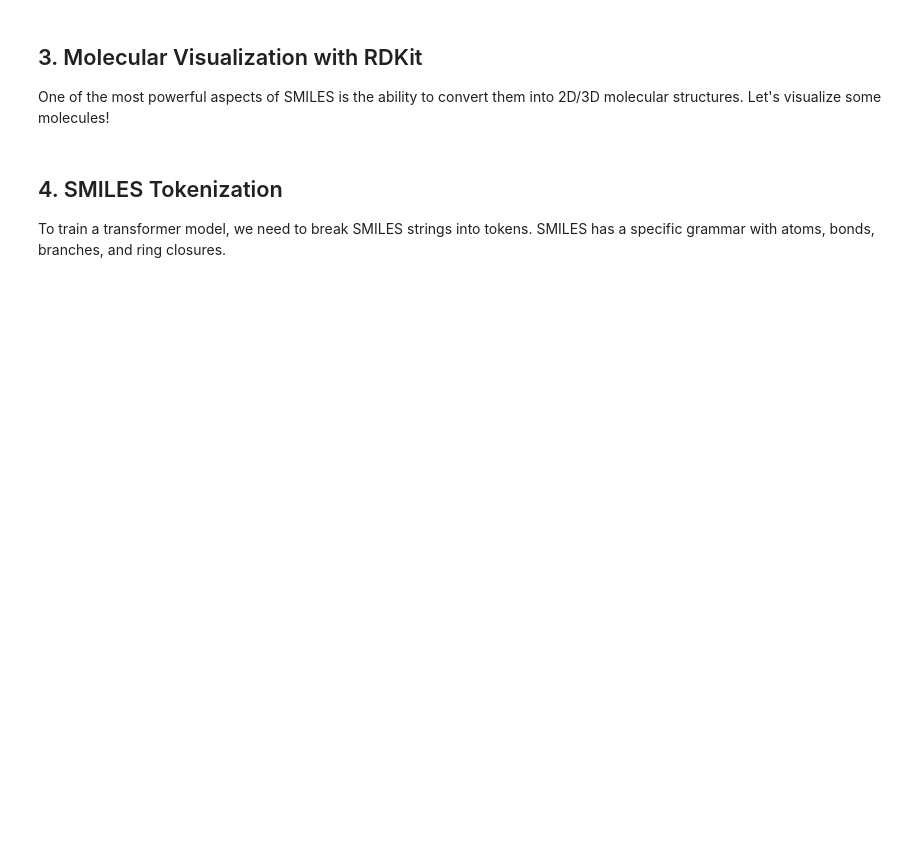
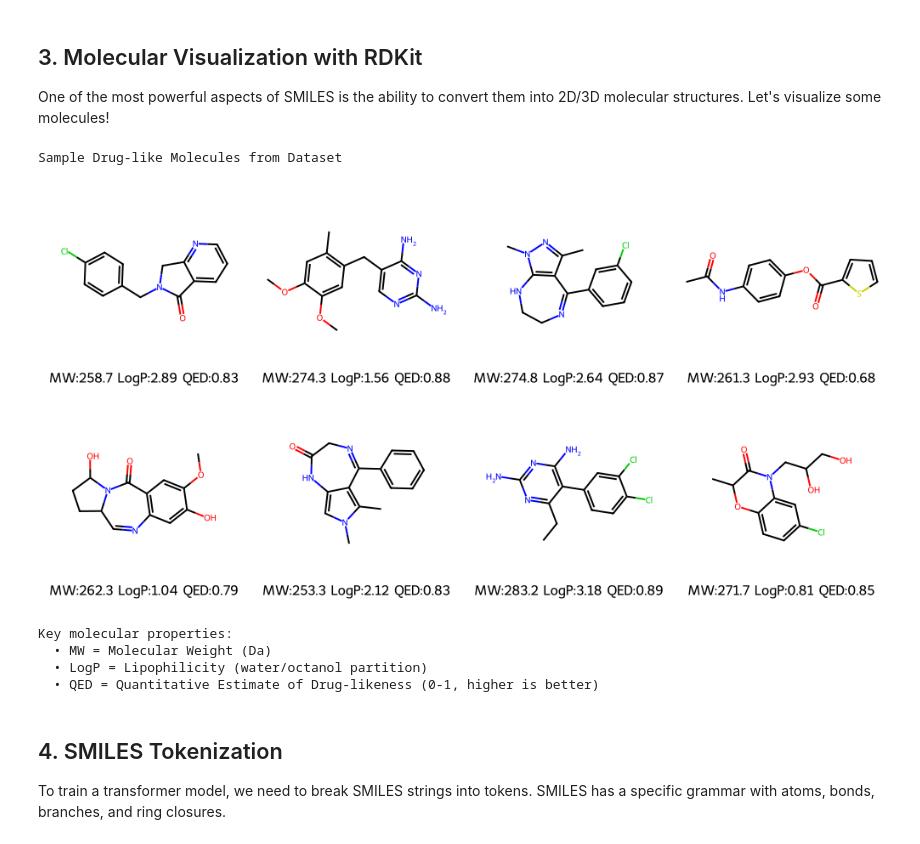
Before and after one commit to matt-ebrahim/CSYE7374, a Jupyter notebook: intro-drug-discovery/smiles_transformer_generation.ipynb, the cells around one changed output. Cells and saved outputs as stored; diff of their text form; code cells hidden in the pictures; blank space fills up the shorter version.

```diff
--- a/intro-drug-discovery/smiles_transformer_generation.ipynb
+++ b/intro-drug-discovery/smiles_transformer_generation.ipynb
@@ -198,36 +242,43 @@ One of the most powerful aspects of SMILES is the ability to convert them into 2
 def visualize_molecules(smiles_list, n_mols=8, mols_per_row=4):
     """Convert SMILES to 2D molecular structures and display them."""
     selected = random.sample(smiles_list, min(n_mols, len(smiles_list)))
     mols = []
     legends = []
 
     for smi in selected:
         mol = Chem.MolFromSmiles(smi)
         if mol:
             mols.append(mol)
             # Calculate properties
             mw = Descriptors.MolWt(mol)
             logp = Descriptors.MolLogP(mol)
             qed_score = QED.qed(mol)
-            legends.append(f"MW:{mw:.1f} LogP:{logp:.2f}\\nQED:{qed_score:.2f}")
+            legends.append(f"MW:{mw:.1f} LogP:{logp:.2f} QED:{qed_score:.2f}")
 
     # Draw grid
     img = Draw.MolsToGridImage(
         mols,
         molsPerRow=mols_per_row,
         subImgSize=(250, 250),
         legends=legends
     )
     return img
 
-print("🔬 Sample Drug-like Molecules from Dataset\\n")
+print("Sample Drug-like Molecules from Dataset\n")
 img = visualize_molecules(raw_smiles[:100], n_mols=8, mols_per_row=4)
 display(img)
 
-print("\\n💡 Key molecular properties:")
+print("\nKey molecular properties:")
 print("  • MW = Molecular Weight (Da)")
 print("  • LogP = Lipophilicity (water/octanol partition)")
 print("  • QED = Quantitative Estimate of Drug-likeness (0-1, higher is better)")
+# %% [output]
+Sample Drug-like Molecules from Dataset
+[figure, added]
+Key molecular properties:
+  • MW = Molecular Weight (Da)
+  • LogP = Lipophilicity (water/octanol partition)
+  • QED = Quantitative Estimate of Drug-likeness (0-1, higher is better)
 # %% [markdown]
 ## 4. SMILES Tokenization
 
```
Also changed, not shown: parts of 15 cells of this notebook.
